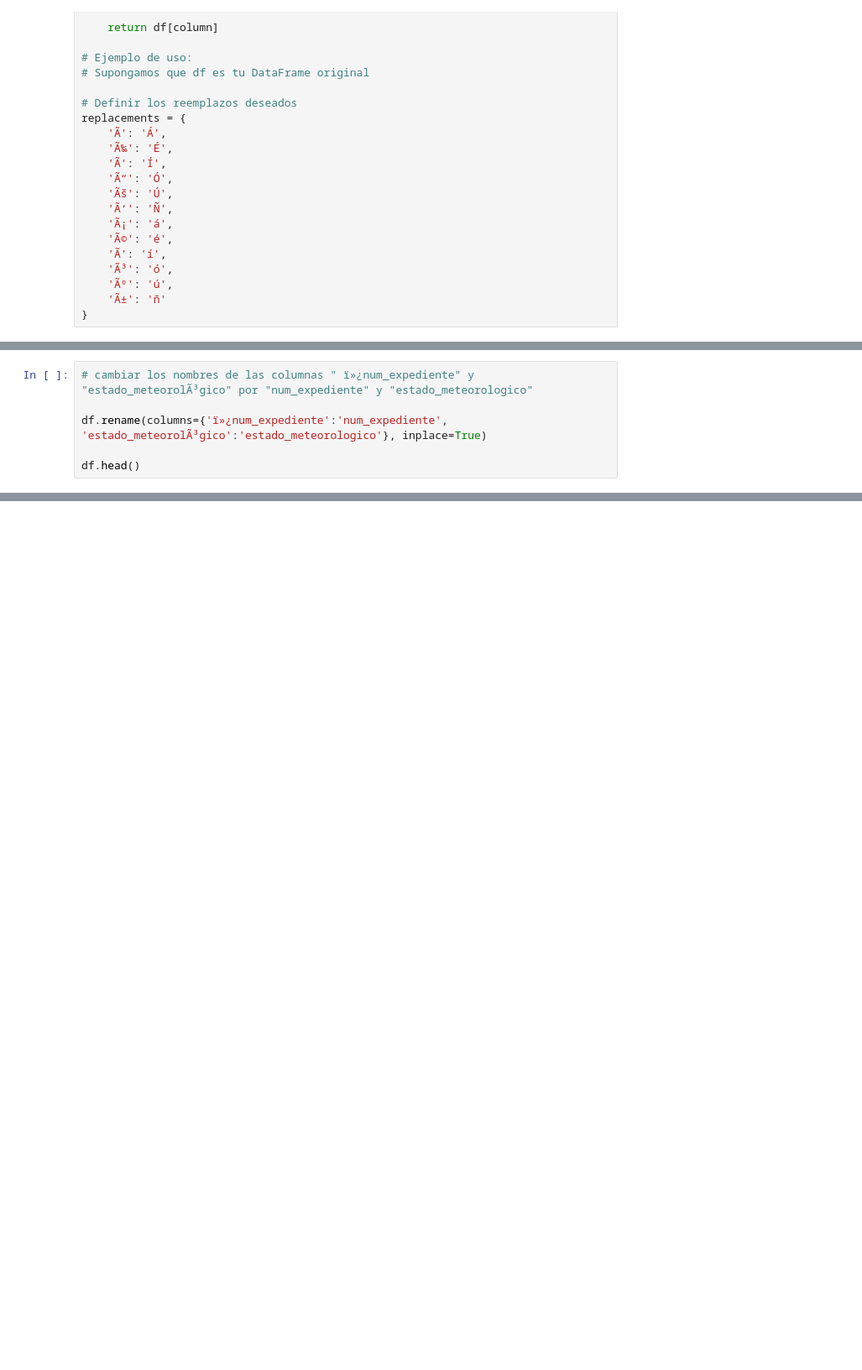
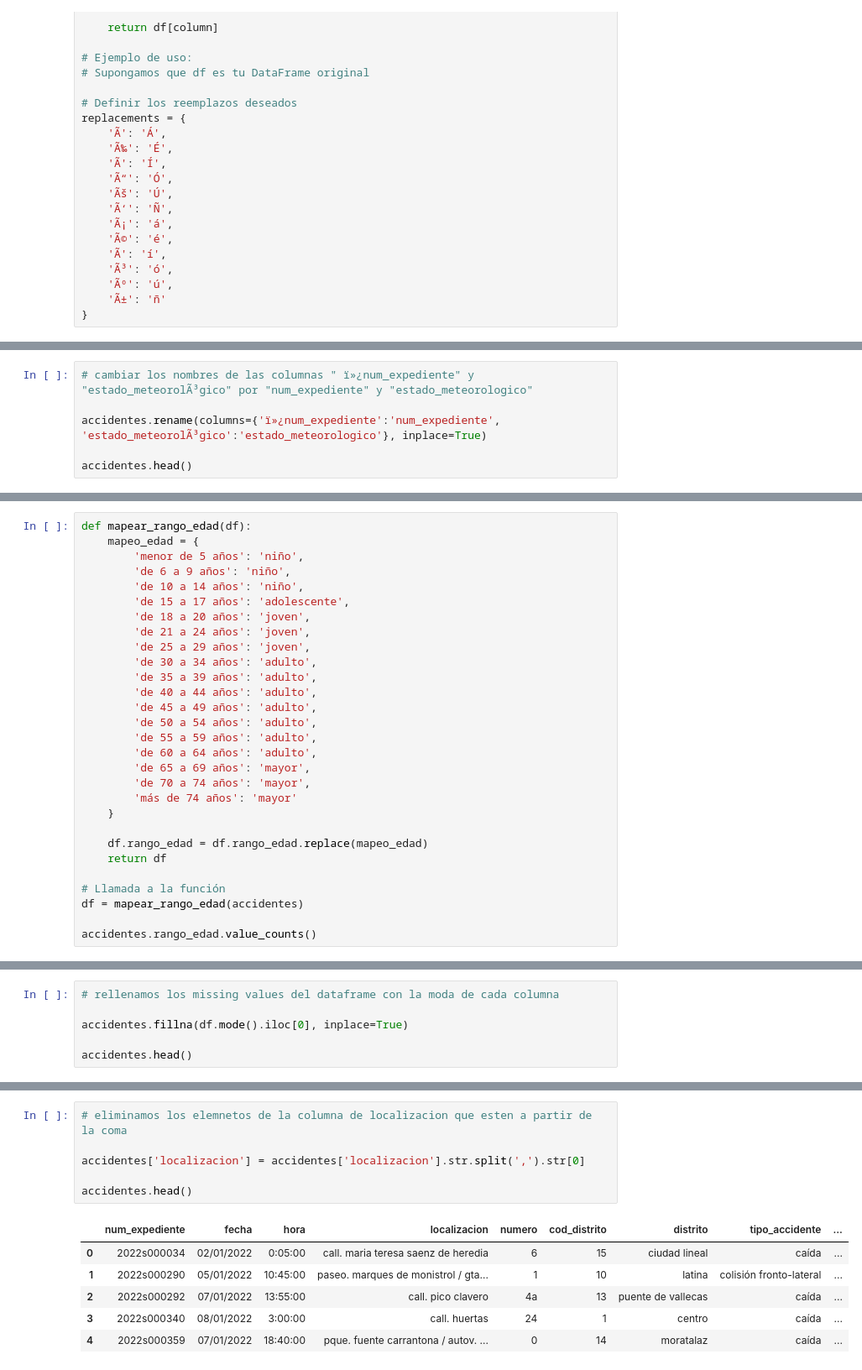
Before and after one commit to luisgh87/bicimad_final_project, a Jupyter notebook: data_cleansing.ipynb, the cells around one changed output, grey strips where cells are left out. Shown at 84% size. Drawn from its saved outputs; the diff is of its cells as text; blank space fills up the shorter version.

```diff
--- a/data_cleansing.ipynb
+++ b/data_cleansing.ipynb
@@ -92,9 +94,9 @@ df.head()
 # %%
 # cambiar los nombres de las columnas "	ï»¿num_expediente" y "estado_meteorolÃ³gico" por "num_expediente" y "estado_meteorologico"
 
-df.rename(columns={'ï»¿num_expediente':'num_expediente', 'estado_meteorolÃ³gico':'estado_meteorologico'}, inplace=True)
+accidentes.rename(columns={'ï»¿num_expediente':'num_expediente', 'estado_meteorolÃ³gico':'estado_meteorologico'}, inplace=True)
 
-df.head()
+accidentes.head()
 # %% [output]
 |  | num_expediente | fecha | hora | localizacion | numero | cod_distrito | distrito | tipo_accidente | ... |
 | 0 | 2022S000034 | 02/01/2022 | 0:05:00 | CALL. MARIA TERESA SAENZ DE HERED... | 6 | 15 | CIUDAD LINEAL | Caída | ... |
@@ -123,0 +163,29 @@ df.head()
+# %%
+def mapear_rango_edad(df):
+    mapeo_edad = {
+        'menor de 5 años': 'niño',
+        'de 6 a 9 años': 'niño',
+        'de 10 a 14 años': 'niño',
+        'de 15 a 17 años': 'adolescente',
+        'de 18 a 20 años': 'joven',
+        'de 21 a 24 años': 'joven',
+        'de 25 a 29 años': 'joven',
+        'de 30 a 34 años': 'adulto',
+        'de 35 a 39 años': 'adulto',
+        'de 40 a 44 años': 'adulto',
+        'de 45 a 49 años': 'adulto',
+        'de 50 a 54 años': 'adulto',
+        'de 55 a 59 años': 'adulto',
+        'de 60 a 64 años': 'adulto',
+        'de 65 a 69 años': 'mayor',
+        'de 70 a 74 años': 'mayor',
+        'más de 74 años': 'mayor'
+    }
+
+    df.rango_edad = df.rango_edad.replace(mapeo_edad)
+    return df
+
+# Llamada a la función
+df = mapear_rango_edad(accidentes)
+
+accidentes.rango_edad.value_counts()
@@ -123,0 +200,6 @@ df.head()
+# %%
+# rellenamos los missing values del dataframe con la moda de cada columna
+
+accidentes.fillna(df.mode().iloc[0], inplace=True)
+
+accidentes.head()
@@ -124,3 +213,16 @@ df.head()
+# %%
+# eliminamos los elemnetos de la columna de localizacion que esten a partir de la coma
+
+accidentes['localizacion'] = accidentes['localizacion'].str.split(',').str[0]
+
+accidentes.head()
+# %% [output]
+|  | num_expediente | fecha | hora | localizacion | numero | cod_distrito | distrito | tipo_accidente | ... |
+| 0 | 2022s000034 | 02/01/2022 | 0:05:00 | call. maria teresa saenz de heredia | 6 | 15 | ciudad lineal | caída | ... |
+| 1 | 2022s000290 | 05/01/2022 | 10:45:00 | paseo. marques de monistrol / gta... | 1 | 10 | latina | colisión fronto-lateral | ... |
+| 2 | 2022s000292 | 07/01/2022 | 13:55:00 | call. pico clavero | 4a | 13 | puente de vallecas | caída | ... |
+| 3 | 2022s000340 | 08/01/2022 | 3:00:00 | call. huertas | 24 | 1 | centro | caída | ... |
+| 4 | 2022s000359 | 07/01/2022 | 18:40:00 | pque. fuente carrantona / autov. ... | 0 | 14 | moratalaz | caída | ... |
 # %%
 # descomprimir el archivo zip
 
```
Also changed, not shown: parts of 21 cells of this notebook.
